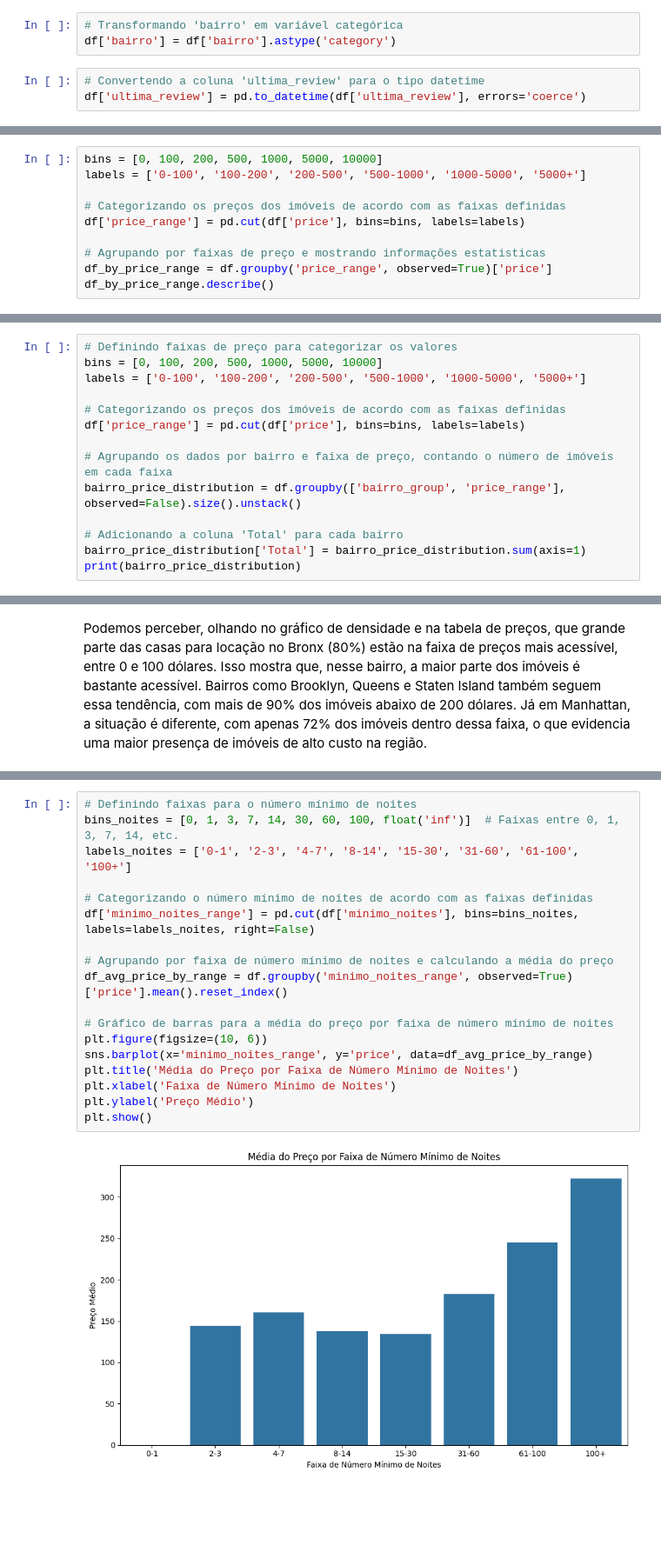
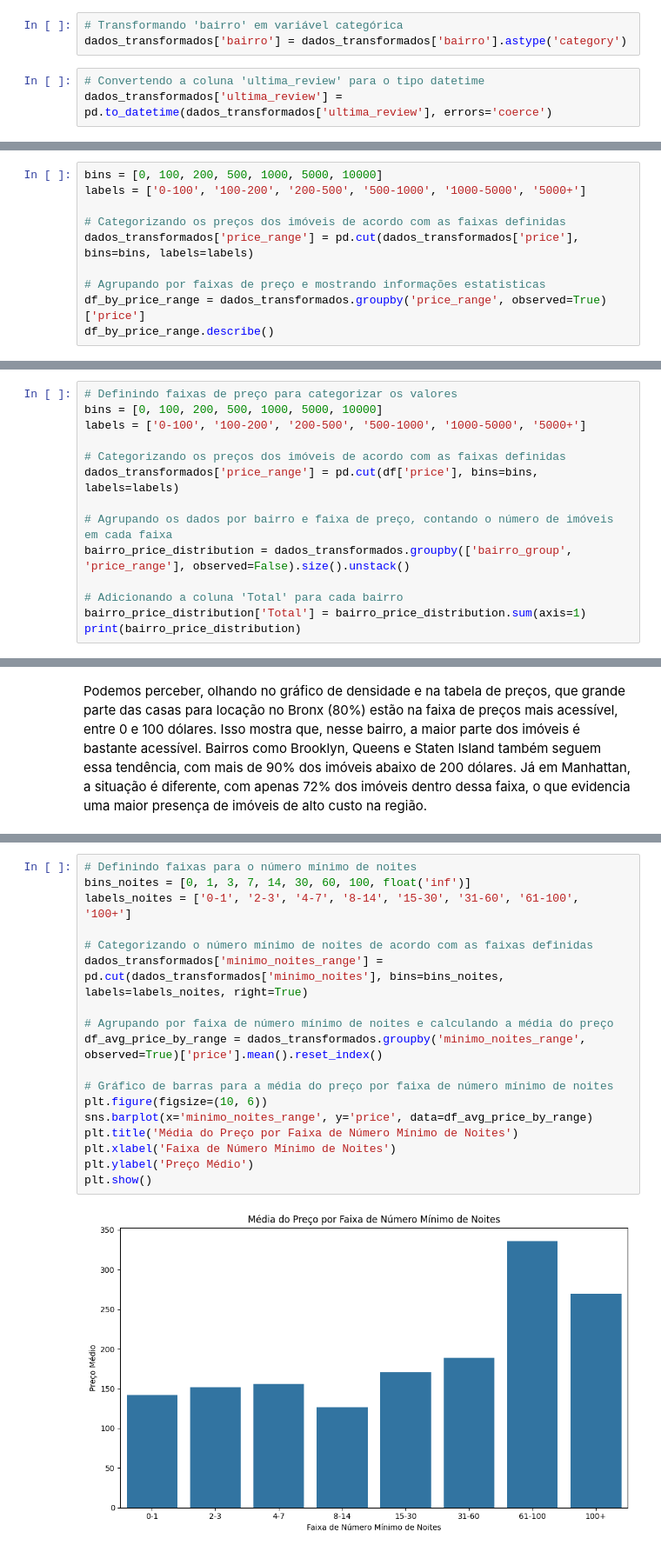
Before and after one commit to Ewaldouhlmann/LH_CD_EWALDOUHLMANN, a Jupyter notebook: notebooks/analise-exploratoria.ipynb, the cells around one changed output, grey strips where cells are left out. Shown at 87% size. Drawn from its saved outputs; the diff is of its cells as text; blank space fills up the shorter version.

```diff
--- a/notebooks/analise-exploratoria.ipynb
+++ b/notebooks/analise-exploratoria.ipynb
@@ -168,8 +192,8 @@ df['bairro_group'] = df['bairro_group'].astype('category')
 # %%
 # Transformando 'bairro' em variável categórica
-df['bairro'] = df['bairro'].astype('category')
+dados_transformados['bairro'] = dados_transformados['bairro'].astype('category')
 # %%
 # Convertendo a coluna 'ultima_review' para o tipo datetime
-df['ultima_review'] = pd.to_datetime(df['ultima_review'], errors='coerce')
+dados_transformados['ultima_review'] = pd.to_datetime(dados_transformados['ultima_review'], errors='coerce')
 # %%
 # Exibindo o tipo de dados de todas as colunas do DataFrame, para verificar se as convesões ocorreram com sucesso
@@ -281,10 +309,10 @@ bins = [0, 100, 200, 500, 1000, 5000, 10000]
 labels = ['0-100', '100-200', '200-500', '500-1000', '1000-5000', '5000+']
 
 # Categorizando os preços dos imóveis de acordo com as faixas definidas
-df['price_range'] = pd.cut(df['price'], bins=bins, labels=labels)
+dados_transformados['price_range'] = pd.cut(dados_transformados['price'], bins=bins, labels=labels)
 
 # Agrupando por faixas de preço e mostrando informações estatisticas
-df_by_price_range = df.groupby('price_range', observed=True)['price']
+df_by_price_range = dados_transformados.groupby('price_range', observed=True)['price']
 df_by_price_range.describe()
 # %% [output]
 |  | count | mean | std | min | 25% | 50% | 75% | max |
@@ -375,10 +407,10 @@ bins = [0, 100, 200, 500, 1000, 5000, 10000]
 labels = ['0-100', '100-200', '200-500', '500-1000', '1000-5000', '5000+']
 
 # Categorizando os preços dos imóveis de acordo com as faixas definidas
-df['price_range'] = pd.cut(df['price'], bins=bins, labels=labels)
+dados_transformados['price_range'] = pd.cut(df['price'], bins=bins, labels=labels)
 
 # Agrupando os dados por bairro e faixa de preço, contando o número de imóveis em cada faixa
-bairro_price_distribution = df.groupby(['bairro_group', 'price_range'], observed=False).size().unstack()
+bairro_price_distribution = dados_transformados.groupby(['bairro_group', 'price_range'], observed=False).size().unstack()
 
 # Adicionando a coluna 'Total' para cada bairro
 bairro_price_distribution['Total'] = bairro_price_distribution.sum(axis=1)
@@ -396,20 +450,20 @@ Podemos perceber, olhando no gráfico de densidade e na tabela de preços, que g
 # %%
 # Definindo faixas para o número mínimo de noites
-bins_noites = [0, 1, 3, 7, 14, 30, 60, 100, float('inf')]  # Faixas entre 0, 1, 3, 7, 14, etc.
+bins_noites = [0, 1, 3, 7, 14, 30, 60, 100, float('inf')]
 labels_noites = ['0-1', '2-3', '4-7', '8-14', '15-30', '31-60', '61-100', '100+']
 
 # Categorizando o número mínimo de noites de acordo com as faixas definidas
-df['minimo_noites_range'] = pd.cut(df['minimo_noites'], bins=bins_noites, labels=labels_noites, right=False)
+dados_transformados['minimo_noites_range'] = pd.cut(dados_transformados['minimo_noites'], bins=bins_noites, labels=labels_noites, right=True)
 
 # Agrupando por faixa de número mínimo de noites e calculando a média do preço
-df_avg_price_by_range = df.groupby('minimo_noites_range', observed=True)['price'].mean().reset_index()
+df_avg_price_by_range = dados_transformados.groupby('minimo_noites_range', observed=True)['price'].mean().reset_index()
 
 # Gráfico de barras para a média do preço por faixa de número mínimo de noites
 plt.figure(figsize=(10, 6))
 sns.barplot(x='minimo_noites_range', y='price', data=df_avg_price_by_range)
 plt.title('Média do Preço por Faixa de Número Mínimo de Noites')
 plt.xlabel('Faixa de Número Mínimo de Noites')
 plt.ylabel('Preço Médio')
 plt.show()
 # %% [output]
-[figure, old version]
+[figure, new version]
```
Also changed, not shown: parts of 65 cells of this notebook, 7 other files.
